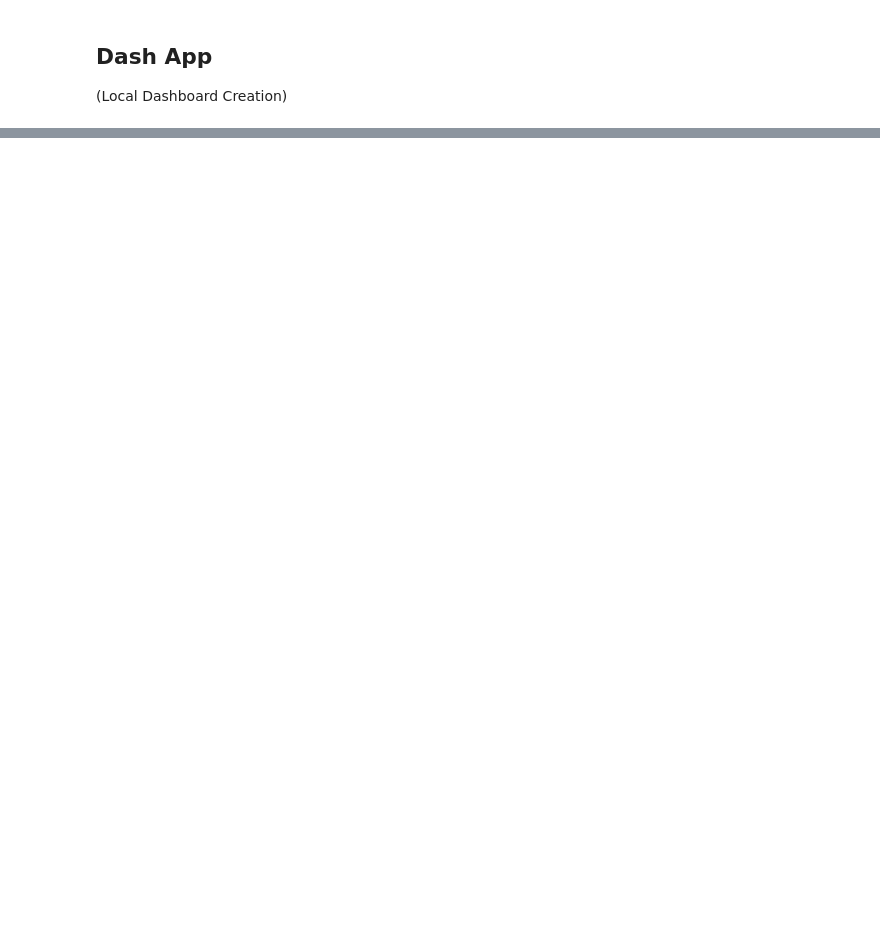
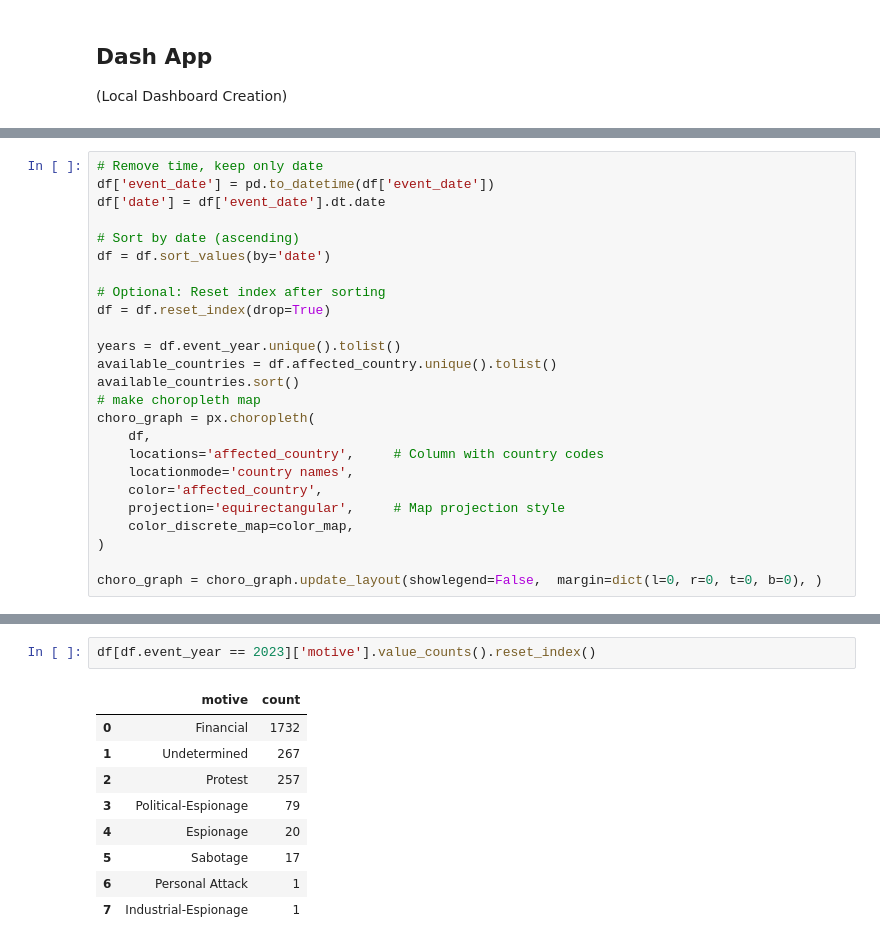
Before and after one commit to JD-Bentley/Cyber-Attacks-Visualized, a Jupyter notebook: src/plotly_dashboard.ipynb, the cells around one changed output, grey strips where cells are left out. Drawn from its saved outputs; the diff is of its cells as text; blank space fills up the shorter version.

```diff
--- a/src/plotly_dashboard.ipynb
+++ b/src/plotly_dashboard.ipynb
@@ -263,0 +170,25 @@ app.run(jupyter_mode="inline", debug=True)
+# %%
+# Remove time, keep only date
+df['event_date'] = pd.to_datetime(df['event_date'])
+df['date'] = df['event_date'].dt.date
+
+# Sort by date (ascending)
+df = df.sort_values(by='date')
+
+# Optional: Reset index after sorting
+df = df.reset_index(drop=True)
+
+years = df.event_year.unique().tolist()
+available_countries = df.affected_country.unique().tolist()
+available_countries.sort()
+# make choropleth map
+choro_graph = px.choropleth(
+    df,
+    locations='affected_country',     # Column with country codes
+    locationmode='country names',
+    color='affected_country',
+    projection='equirectangular',     # Map projection style
+    color_discrete_map=color_map,
+)
+
+choro_graph = choro_graph.update_layout(showlegend=False,  margin=dict(l=0, r=0, t=0, b=0), )
@@ -263,0 +447,12 @@ app.run(jupyter_mode="inline", debug=True)
+# %%
+df[df.event_year == 2023]['motive'].value_counts().reset_index()
+# %% [output]
+|  | motive | count |
+| 0 | Financial | 1732 |
+| 1 | Undetermined | 267 |
+| 2 | Protest | 257 |
+| 3 | Political-Espionage | 79 |
+| 4 | Espionage | 20 |
+| 5 | Sabotage | 17 |
+| 6 | Personal Attack | 1 |
+| 7 | Industrial-Espionage | 1 |
```
Also changed, not shown: parts of 14 cells of this notebook.
